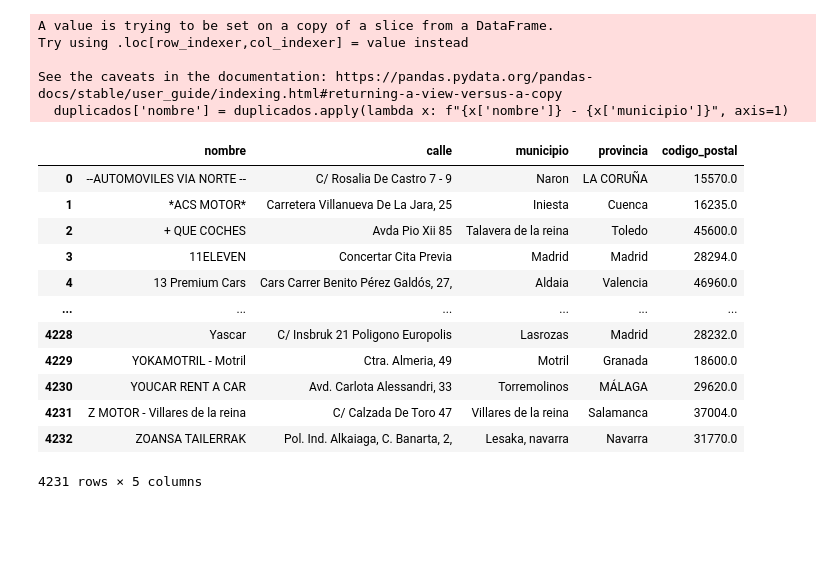
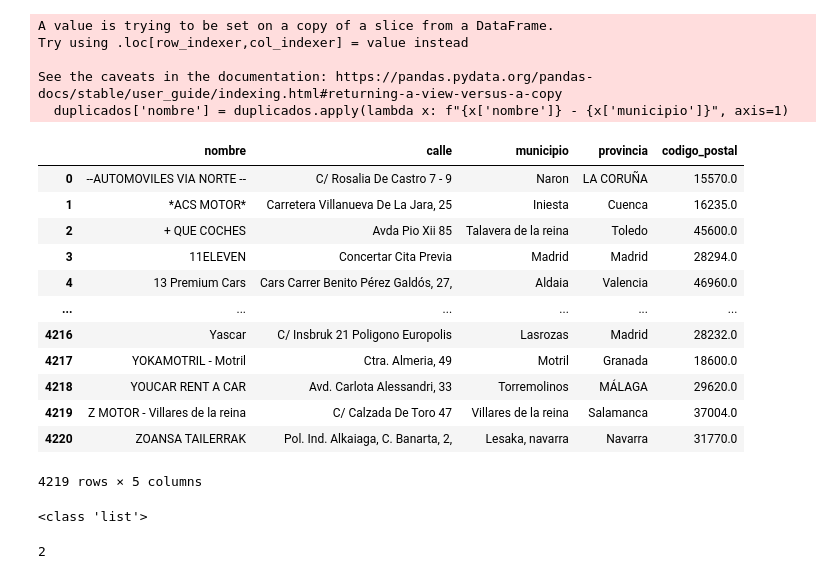
Before and after one commit to Bross-IT/PFB_coches, a Jupyter notebook: temp/pruebas_bd.ipynb, the cells around one changed output. Cells and saved outputs as stored; diff of their text form; code cells hidden in the pictures; blank space fills up the shorter version.

```diff
--- a/temp/pruebas_bd.ipynb
+++ b/temp/pruebas_bd.ipynb
@@ -39,21 +25,21 @@ insert_modelo_titulo 16 C
 # %%
-limpia.limpiar_csv_conces("../data/concesionarios.csv")
+limpia.limpiar_csv_conces("../data/concesionarios_inicial.csv")
 # %% [output]
 A value is trying to be set on a copy of a slice from a DataFrame.
 Try using .loc[row_indexer,col_indexer] = value instead
 
 See the caveats in the documentation: https://pandas.pydata.org/pandas-docs/stable/user_guide/indexing.html#returning-a-view-versus-a-copy
   duplicados['nombre'] = duplicados.apply(lambda x: f"{x['nombre']} - {x['municipio']}", axis=1)
 |  | nombre | calle | municipio | provincia | codigo_postal |
 | 0 | --AUTOMOVILES VIA NORTE -- | C/ Rosalia De Castro 7 - 9 | Naron | LA CORUÑA | 15570.0 |
 | 1 | *ACS MOTOR* | Carretera Villanueva De La Jara, 25 | Iniesta | Cuenca | 16235.0 |
 | 2 | + QUE COCHES | Avda Pio Xii 85 | Talavera de la reina | Toledo | 45600.0 |
 | 3 | 11ELEVEN | Concertar Cita Previa | Madrid | Madrid | 28294.0 |
 | 4 | 13 Premium Cars | Cars Carrer Benito Pérez Galdós, 27, | Aldaia | Valencia | 46960.0 |
 | ... | ... | ... | ... | ... | ... |
-| 4228 | Yascar | C/ Insbruk 21 Poligono Europolis | Lasrozas | Madrid | 28232.0 |
-| 4229 | YOKAMOTRIL - Motril | Ctra. Almeria, 49 | Motril | Granada | 18600.0 |
-| 4230 | YOUCAR RENT A CAR | Avd. Carlota Alessandri, 33 | Torremolinos | MÁLAGA | 29620.0 |
-| 4231 | Z MOTOR - Villares de la reina | C/ Calzada De Toro 47 | Villares de la reina | Salamanca | 37004.0 |
-| 4232 | ZOANSA TAILERRAK | Pol. Ind. Alkaiaga, C. Banarta, 2, | Lesaka, navarra | Navarra | 31770.0 |
+| 4216 | Yascar | C/ Insbruk 21 Poligono Europolis | Lasrozas | Madrid | 28232.0 |
+| 4217 | YOKAMOTRIL - Motril | Ctra. Almeria, 49 | Motril | Granada | 18600.0 |
+| 4218 | YOUCAR RENT A CAR | Avd. Carlota Alessandri, 33 | Torremolinos | MÁLAGA | 29620.0 |
+| 4219 | Z MOTOR - Villares de la reina | C/ Calzada De Toro 47 | Villares de la reina | Salamanca | 37004.0 |
+| 4220 | ZOANSA TAILERRAK | Pol. Ind. Alkaiaga, C. Banarta, 2, | Lesaka, navarra | Navarra | 31770.0 |
-4231 rows × 5 columns
+4219 rows × 5 columns
@@ -59,0 +49,10 @@ See the caveats in the documentation: https://pandas.pydata.org/pandas-docs/stab
+# %%
+lista_nombres_concesionarios = db.obtener_nombres_concesionarios()
+df_conces = pd.read_csv("../data/concesionarios_limpio.csv")
+print(type(lista_nombres_concesionarios))
+df_concesionarios_filtrado = df_conces[~df_conces["nombre"].isin(lista_nombres_concesionarios)]
+
+len(df_concesionarios_filtrado)
+# %% [output]
+<class 'list'>
+2
```
Also changed, not shown: parts of 7 cells of this notebook, 49 other files.
